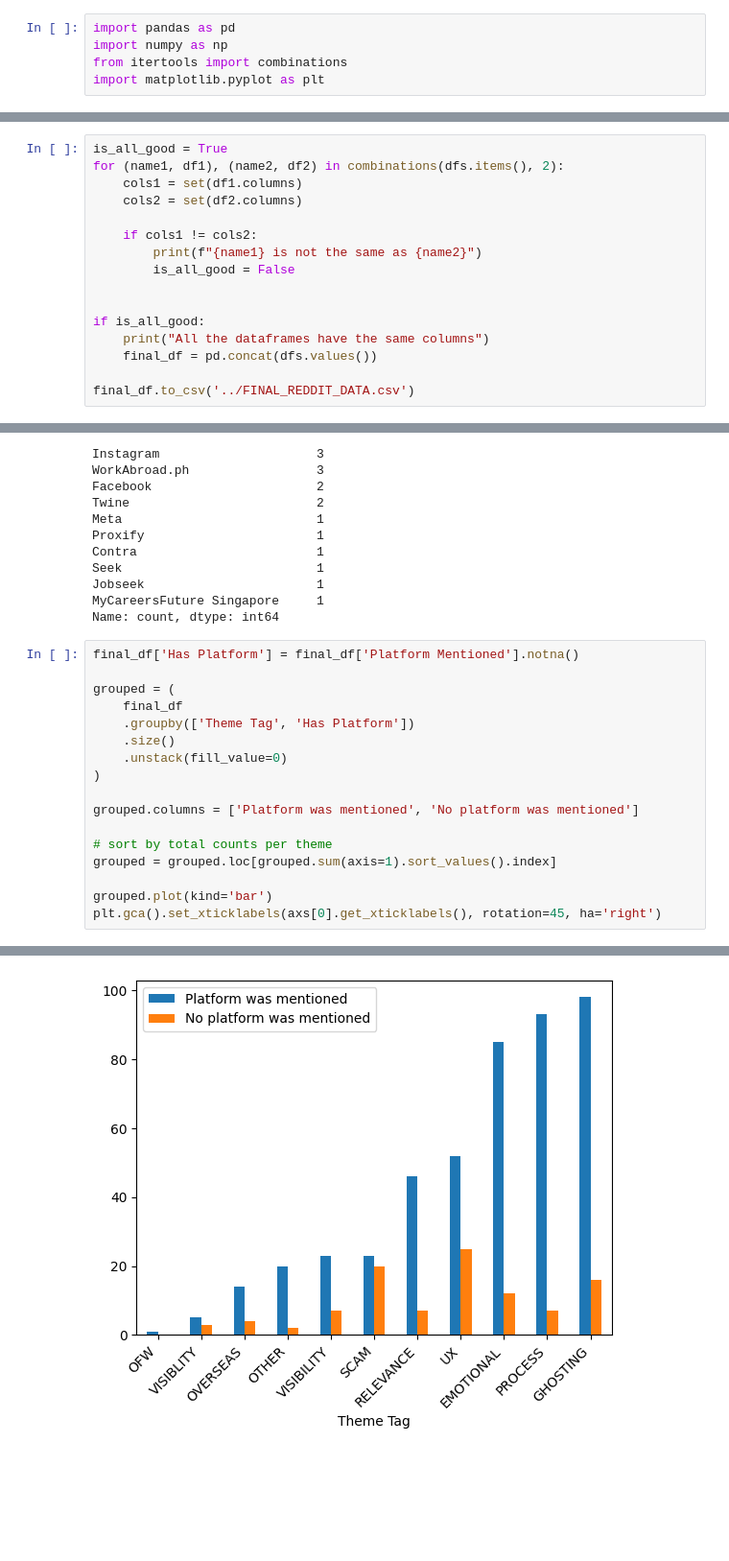
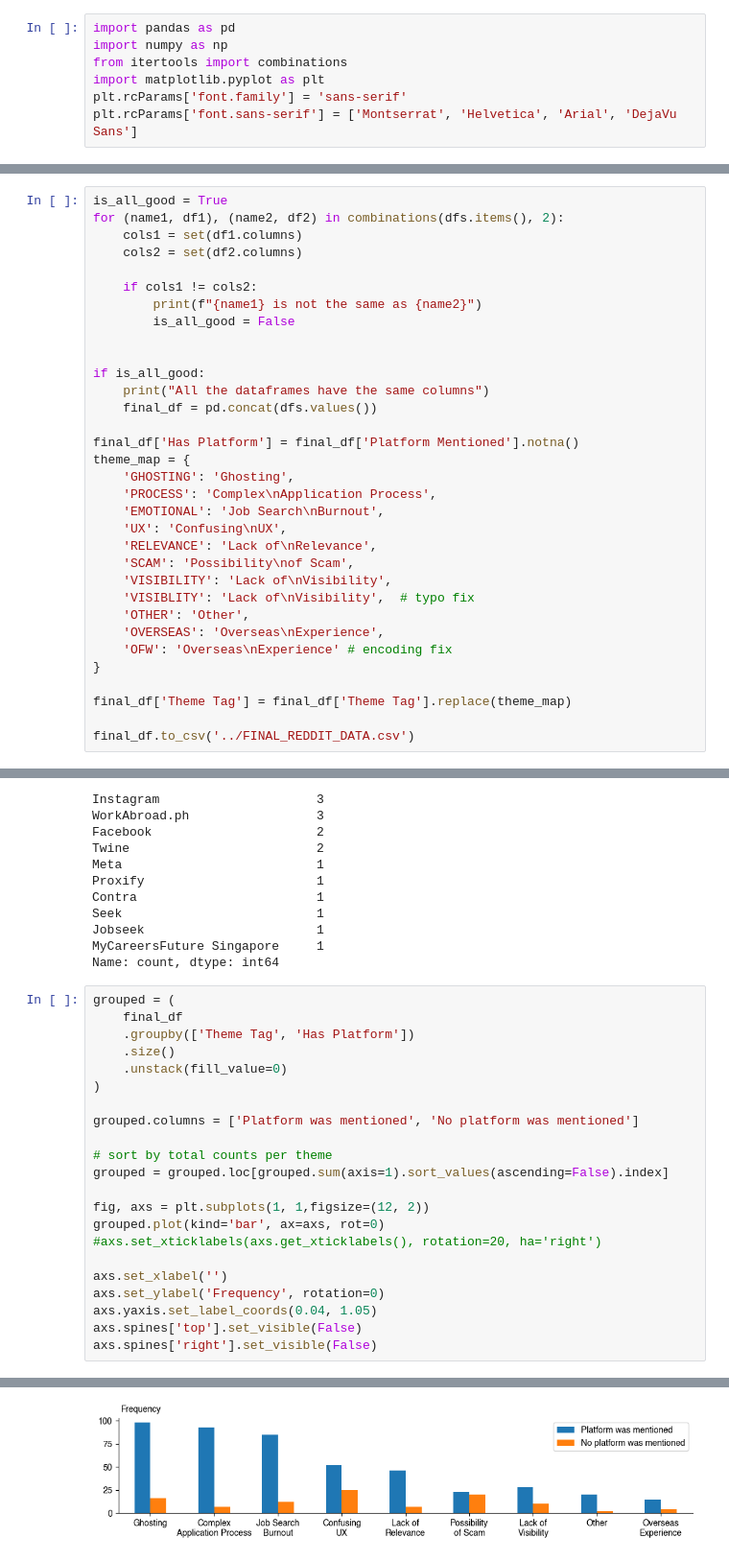
Before and after one commit to BSDSBA-JF/wadwani_intern, a Jupyter notebook: 07_STUDY2/cleaning_files/01_combining_dataset.ipynb, the cells around one changed output, grey strips where cells are left out. Shown at 96% size. Drawn from its saved outputs; the diff is of its cells as text; blank space fills up the shorter version.

```diff
--- a/07_STUDY2/cleaning_files/01_combining_dataset.ipynb
+++ b/07_STUDY2/cleaning_files/01_combining_dataset.ipynb
@@ -3,6 +3,8 @@ import pandas as pd
 import numpy as np
 from itertools import combinations
 import matplotlib.pyplot as plt
+plt.rcParams['font.family'] = 'sans-serif'
+plt.rcParams['font.sans-serif'] = ['Montserrat', 'Helvetica', 'Arial', 'DejaVu Sans']
 # %%
 raymond_reddit_df = pd.read_csv("../reddit_data.csv")
 jf_reddit_df = pd.read_csv("../reddit_data_jf.csv")
@@ -33,6 +35,23 @@ if is_all_good:
     print("All the dataframes have the same columns")
     final_df = pd.concat(dfs.values())
 
+final_df['Has Platform'] = final_df['Platform Mentioned'].notna()
+theme_map = {
+    'GHOSTING': 'Ghosting',
+    'PROCESS': 'Complex\nApplication Process',
+    'EMOTIONAL': 'Job Search\nBurnout',
+    'UX': 'Confusing\nUX',
+    'RELEVANCE': 'Lack of\nRelevance',
+    'SCAM': 'Possibility\nof Scam',
+    'VISIBILITY': 'Lack of\nVisibility',
+    'VISIBLITY': 'Lack of\nVisibility',  # typo fix
+    'OTHER': 'Other',
+    'OVERSEAS': 'Overseas\nExperience',
+    'OFW': 'Overseas\nExperience' # encoding fix
+}
+
+final_df['Theme Tag'] = final_df['Theme Tag'].replace(theme_map)
+
 final_df.to_csv('../FINAL_REDDIT_DATA.csv')
 # %% [output]
 All the dataframes have the same columns
@@ -65,8 +84,6 @@ Jobseek                       1
 MyCareersFuture Singapore     1
 Name: count, dtype: int64
 # %%
-final_df['Has Platform'] = final_df['Platform Mentioned'].notna()
-
 grouped = (
     final_df
     .groupby(['Theme Tag', 'Has Platform'])
@@ -77,8 +94,15 @@ grouped = (
 grouped.columns = ['Platform was mentioned', 'No platform was mentioned']
 
 # sort by total counts per theme
-grouped = grouped.loc[grouped.sum(axis=1).sort_values().index]
+grouped = grouped.loc[grouped.sum(axis=1).sort_values(ascending=False).index]
 
-grouped.plot(kind='bar')
-plt.gca().set_xticklabels(axs[0].get_xticklabels(), rotation=45, ha='right')
+fig, axs = plt.subplots(1, 1,figsize=(12, 2))
+grouped.plot(kind='bar', ax=axs, rot=0)
+#axs.set_xticklabels(axs.get_xticklabels(), rotation=20, ha='right')
+
+axs.set_xlabel('')
+axs.set_ylabel('Frequency', rotation=0)
+axs.yaxis.set_label_coords(0.04, 1.05)
+axs.spines['top'].set_visible(False)
+axs.spines['right'].set_visible(False)
 # %% [output]
@@ -96,4 +109,4 @@ plt.gca().set_xticklabels(axs[0].get_xticklabels(), rotation=45, ha='right')
-[figure, old version]
+[figure, new version]
 # %%
 fig, axs = plt.subplots(1, 2, figsize = (12, 5), sharey=True)
 grouped['No platform was mentioned'].plot(ax=axs[1], kind='bar', rot=45)
```
Also changed, not shown: parts of 3 cells of this notebook, 1 other file.
